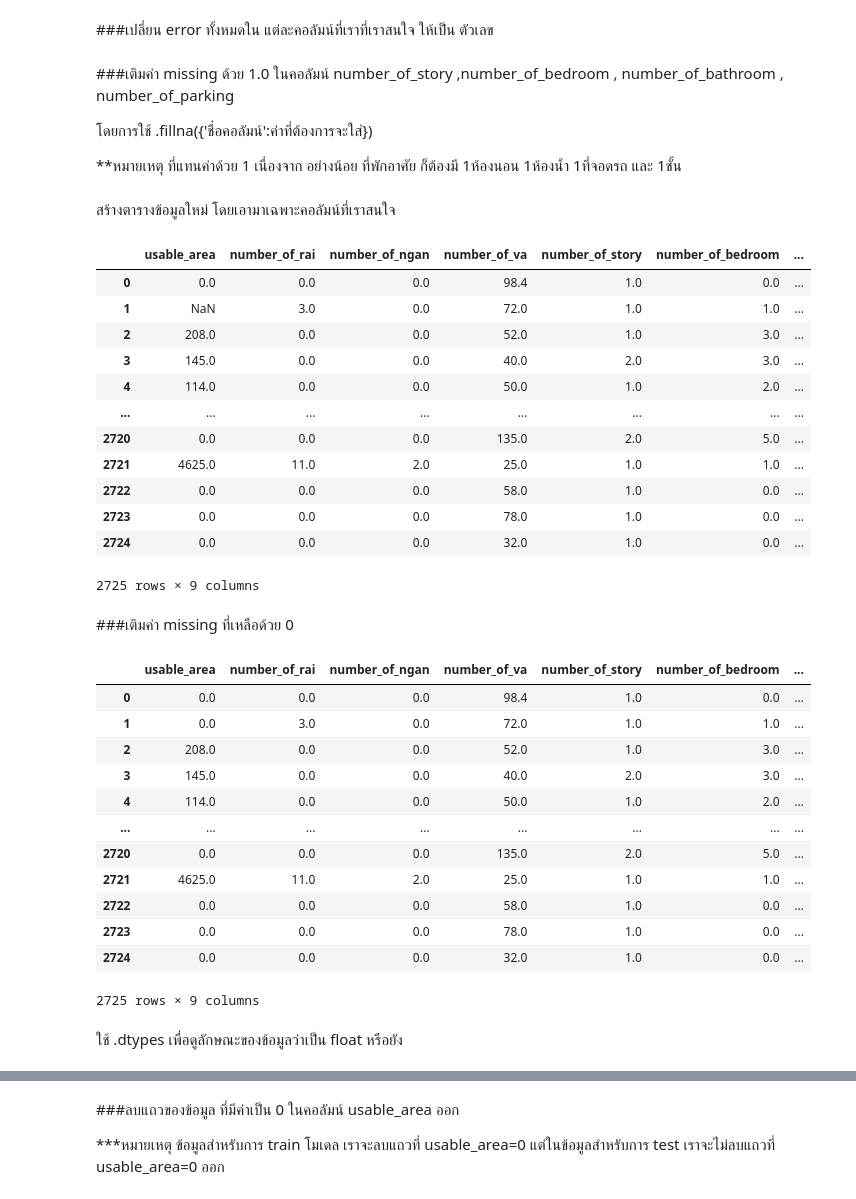
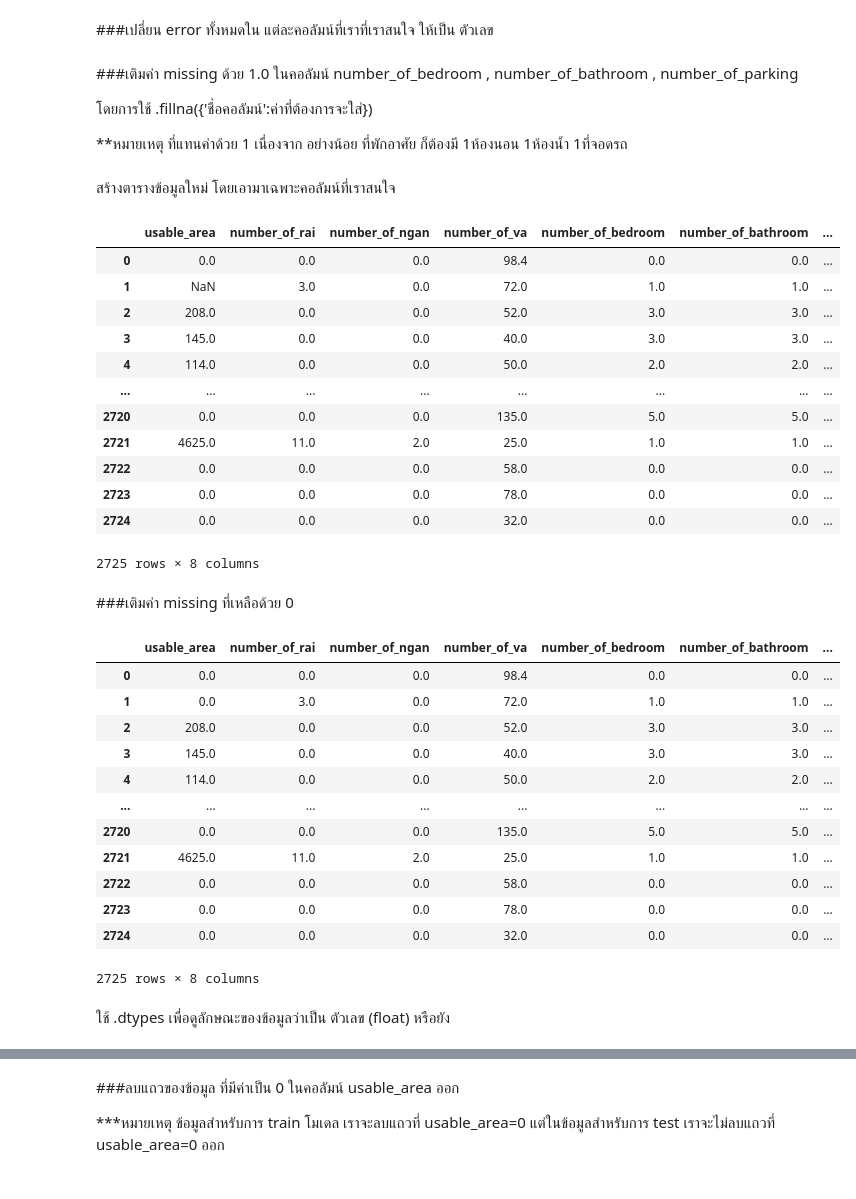
Before and after one commit to rattapornsupama/DPDM65, a Jupyter notebook: final.ipynb, the cells around one changed output, grey strips where cells are left out. Drawn from its saved outputs; the diff is of its cells as text; code cells hidden in the pictures.

```diff
--- a/final.ipynb
+++ b/final.ipynb
@@ -56,19 +56,16 @@ data['usable_area'] = pd.to_numeric(data['usable_area'],errors='coerce')
 data['number_of_rai'] = pd.to_numeric(data['number_of_rai'],errors='coerce')
 data['number_of_ngan'] = pd.to_numeric(data['number_of_ngan'],errors='coerce')
 data['number_of_va'] = pd.to_numeric(data['number_of_va'],errors='coerce')
-data['number_of_story'] = pd.to_numeric(data['number_of_story'],errors='coerce')
 data['number_of_bedroom'] = pd.to_numeric(data['number_of_bedroom'],errors='coerce')
 data['number_of_bathroom'] = pd.to_numeric(data['number_of_bedroom'],errors='coerce')
 data['number_of_parking'] = pd.to_numeric(data['number_of_bedroom'],errors='coerce')
 data['sell_price'] = pd.to_numeric(data['sell_price'],errors='coerce')
 # %% [markdown]
-###เติมค่า missing ด้วย 1.0 ในคอลัมน์ number_of_story ,number_of_bedroom , number_of_bathroom , number_of_parking
+###เติมค่า missing ด้วย 1.0 ในคอลัมน์ number_of_bedroom , number_of_bathroom , number_of_parking
 
 โดยการใช้  .fillna({'ชื่อคอลัมน์':ค่าที่ต้องการจะใส่})
 
-**หมายเหตุ ที่แทนค่าด้วย 1 เนื่องจาก อย่างน้อย ที่พักอาศัย ก็ต้องมี 1ห้องนอน 1ห้องน้ำ 1ที่จอดรถ และ 1ชั้น
+**หมายเหตุ ที่แทนค่าด้วย 1 เนื่องจาก อย่างน้อย ที่พักอาศัย ก็ต้องมี 1ห้องนอน 1ห้องน้ำ 1ที่จอดรถ
-# %%
-data=data.fillna({'number_of_story':1.0})
 # %%
 data=data.fillna({'number_of_bedroom':1.0})
 # %%
@@ -78,43 +75,43 @@ data=data.fillna({'number_of_parking':1.0})
 # %% [markdown]
 สร้างตารางข้อมูลใหม่ โดยเอามาเฉพาะคอลัมน์ที่เราสนใจ
 # %%
-data1=data[['usable_area','number_of_rai','number_of_ngan','number_of_va','number_of_story','number_of_bedroom','number_of_bathroom','number_of_parking','sell_price']]
+data1=data[['usable_area','number_of_rai','number_of_ngan','number_of_va','number_of_bedroom','number_of_bathroom','number_of_parking','sell_price']]
 data1
 # %% [output]
-|  | usable_area | number_of_rai | number_of_ngan | number_of_va | number_of_story | number_of_bedroom | ... |
-| 0 | 0.0 | 0.0 | 0.0 | 98.4 | 1.0 | 0.0 | ... |
+|  | usable_area | number_of_rai | number_of_ngan | number_of_va | number_of_bedroom | number_of_bathroom | ... |
+| 0 | 0.0 | 0.0 | 0.0 | 98.4 | 0.0 | 0.0 | ... |
 | 1 | NaN | 3.0 | 0.0 | 72.0 | 1.0 | 1.0 | ... |
-| 2 | 208.0 | 0.0 | 0.0 | 52.0 | 1.0 | 3.0 | ... |
-| 3 | 145.0 | 0.0 | 0.0 | 40.0 | 2.0 | 3.0 | ... |
-| 4 | 114.0 | 0.0 | 0.0 | 50.0 | 1.0 | 2.0 | ... |
+| 2 | 208.0 | 0.0 | 0.0 | 52.0 | 3.0 | 3.0 | ... |
+| 3 | 145.0 | 0.0 | 0.0 | 40.0 | 3.0 | 3.0 | ... |
+| 4 | 114.0 | 0.0 | 0.0 | 50.0 | 2.0 | 2.0 | ... |
 | ... | ... | ... | ... | ... | ... | ... | ... |
-| 2720 | 0.0 | 0.0 | 0.0 | 135.0 | 2.0 | 5.0 | ... |
+| 2720 | 0.0 | 0.0 | 0.0 | 135.0 | 5.0 | 5.0 | ... |
 | 2721 | 4625.0 | 11.0 | 2.0 | 25.0 | 1.0 | 1.0 | ... |
-| 2722 | 0.0 | 0.0 | 0.0 | 58.0 | 1.0 | 0.0 | ... |
-| 2723 | 0.0 | 0.0 | 0.0 | 78.0 | 1.0 | 0.0 | ... |
-| 2724 | 0.0 | 0.0 | 0.0 | 32.0 | 1.0 | 0.0 | ... |
+| 2722 | 0.0 | 0.0 | 0.0 | 58.0 | 0.0 | 0.0 | ... |
+| 2723 | 0.0 | 0.0 | 0.0 | 78.0 | 0.0 | 0.0 | ... |
+| 2724 | 0.0 | 0.0 | 0.0 | 32.0 | 0.0 | 0.0 | ... |
-2725 rows × 9 columns
+2725 rows × 8 columns
 # %% [markdown]
 ###เติมค่า missing ที่เหลือด้วย 0
 # %%
 data1 = data1.fillna(0)
 data1
 # %% [output]
-|  | usable_area | number_of_rai | number_of_ngan | number_of_va | number_of_story | number_of_bedroom | ... |
-| 0 | 0.0 | 0.0 | 0.0 | 98.4 | 1.0 | 0.0 | ... |
+|  | usable_area | number_of_rai | number_of_ngan | number_of_va | number_of_bedroom | number_of_bathroom | ... |
+| 0 | 0.0 | 0.0 | 0.0 | 98.4 | 0.0 | 0.0 | ... |
 | 1 | 0.0 | 3.0 | 0.0 | 72.0 | 1.0 | 1.0 | ... |
-| 2 | 208.0 | 0.0 | 0.0 | 52.0 | 1.0 | 3.0 | ... |
-| 3 | 145.0 | 0.0 | 0.0 | 40.0 | 2.0 | 3.0 | ... |
-| 4 | 114.0 | 0.0 | 0.0 | 50.0 | 1.0 | 2.0 | ... |
+| 2 | 208.0 | 0.0 | 0.0 | 52.0 | 3.0 | 3.0 | ... |
+| 3 | 145.0 | 0.0 | 0.0 | 40.0 | 3.0 | 3.0 | ... |
+| 4 | 114.0 | 0.0 | 0.0 | 50.0 | 2.0 | 2.0 | ... |
 | ... | ... | ... | ... | ... | ... | ... | ... |
-| 2720 | 0.0 | 0.0 | 0.0 | 135.0 | 2.0 | 5.0 | ... |
+| 2720 | 0.0 | 0.0 | 0.0 | 135.0 | 5.0 | 5.0 | ... |
 | 2721 | 4625.0 | 11.0 | 2.0 | 25.0 | 1.0 | 1.0 | ... |
-| 2722 | 0.0 | 0.0 | 0.0 | 58.0 | 1.0 | 0.0 | ... |
-| 2723 | 0.0 | 0.0 | 0.0 | 78.0 | 1.0 | 0.0 | ... |
-| 2724 | 0.0 | 0.0 | 0.0 | 32.0 | 1.0 | 0.0 | ... |
+| 2722 | 0.0 | 0.0 | 0.0 | 58.0 | 0.0 | 0.0 | ... |
+| 2723 | 0.0 | 0.0 | 0.0 | 78.0 | 0.0 | 0.0 | ... |
+| 2724 | 0.0 | 0.0 | 0.0 | 32.0 | 0.0 | 0.0 | ... |
-2725 rows × 9 columns
+2725 rows × 8 columns
 # %% [markdown]
-ใช้ .dtypes  เพื่อดูลักษณะของข้อมูลว่าเป็น float หรือยัง
+ใช้ .dtypes  เพื่อดูลักษณะของข้อมูลว่าเป็น ตัวเลข (float) หรือยัง
 # %%
 data1.dtypes
 # %% [output]
```
Also changed, not shown: parts of 25 cells of this notebook.
